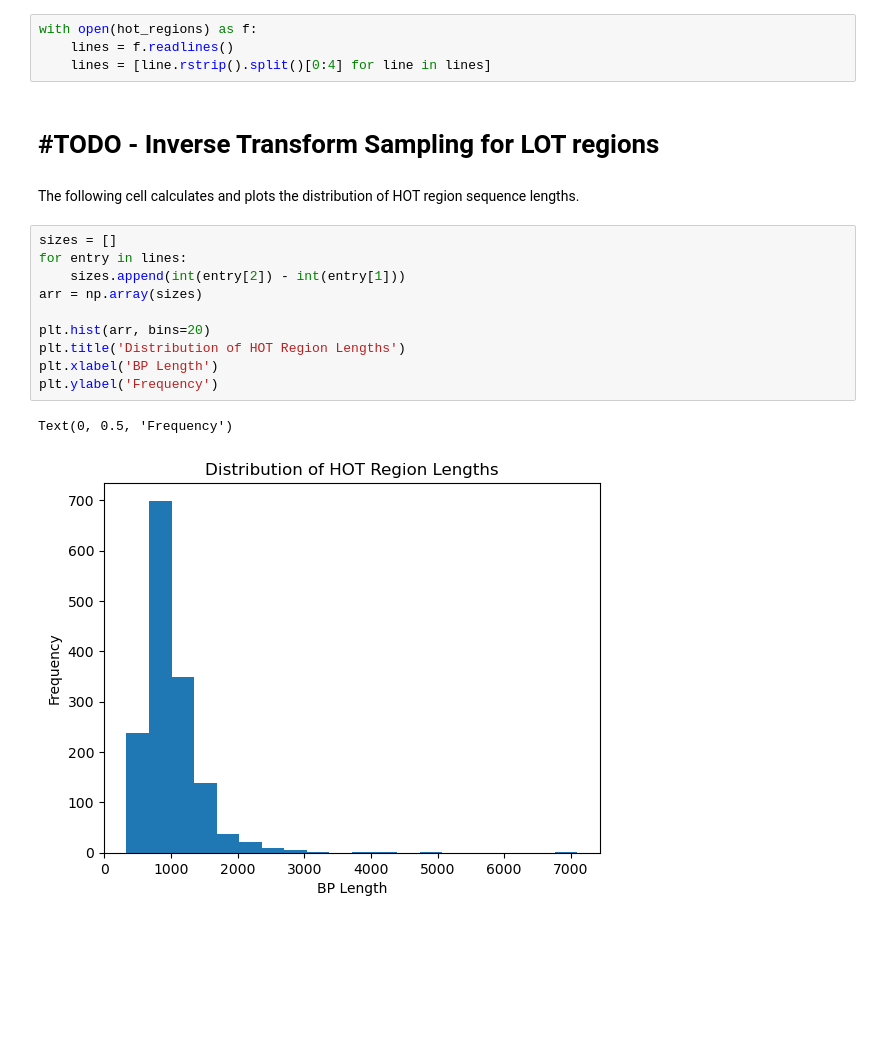
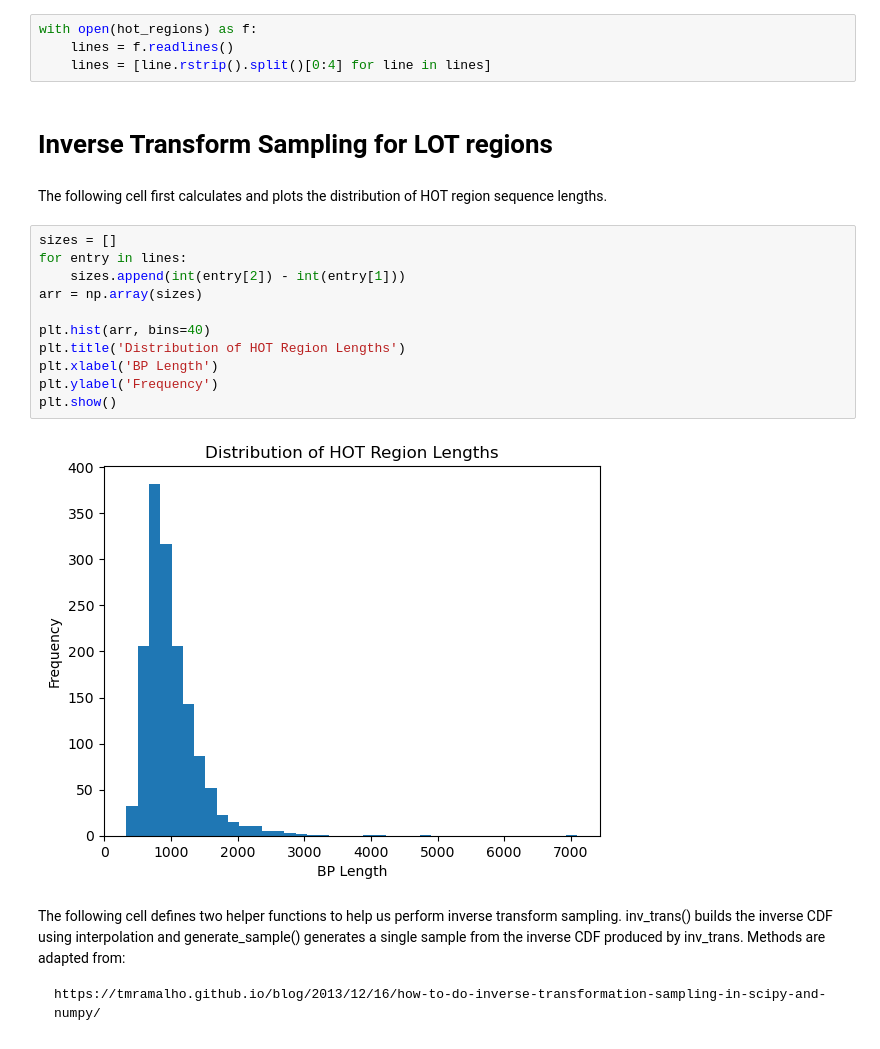
Before and after one commit to justindwang/hot-classifier, a Jupyter notebook: HOT Region Sequence Generation.ipynb, the cells around one changed output. Cells and saved outputs as stored; diff of their text form; blank space fills up the shorter version.

Commit message:
Added inverse transform sampling and chi-squared test

```diff
--- a/HOT Region Sequence Generation.ipynb
+++ b/HOT Region Sequence Generation.ipynb
@@ -38,19 +39,23 @@ with open(hot_regions) as f:
     lines = f.readlines()
     lines = [line.rstrip().split()[0:4] for line in lines]
 # %% [markdown]
-# \#TODO - Inverse Transform Sampling for LOT regions
+# Inverse Transform Sampling for LOT regions
 # %% [markdown]
-The following cell calculates and plots the distribution of HOT region sequence lengths.
+The following cell first calculates and plots the distribution of HOT region sequence lengths.
 # %%
 sizes = []
 for entry in lines:
     sizes.append(int(entry[2]) - int(entry[1]))
 arr = np.array(sizes)
 
-plt.hist(arr, bins=20)
+plt.hist(arr, bins=40)
 plt.title('Distribution of HOT Region Lengths')
 plt.xlabel('BP Length')
 plt.ylabel('Frequency')
+plt.show()
 # %% [output]
-Text(0, 0.5, 'Frequency')
-[figure, old version]
+[figure, new version]
+# %% [markdown]
+The following cell defines two helper functions to help us perform inverse transform sampling. inv_trans() builds the inverse CDF using interpolation and generate_sample() generates a single sample from the inverse CDF produced by inv_trans. Methods are adapted from:
+
+    https://tmramalho.github.io/blog/2013/12/16/how-to-do-inverse-transformation-sampling-in-scipy-and-numpy/
```
Also changed, not shown: parts of 9 cells of this notebook, 2 other files.
